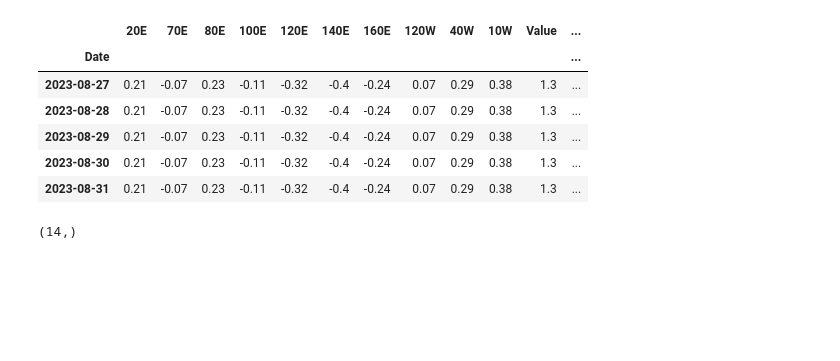
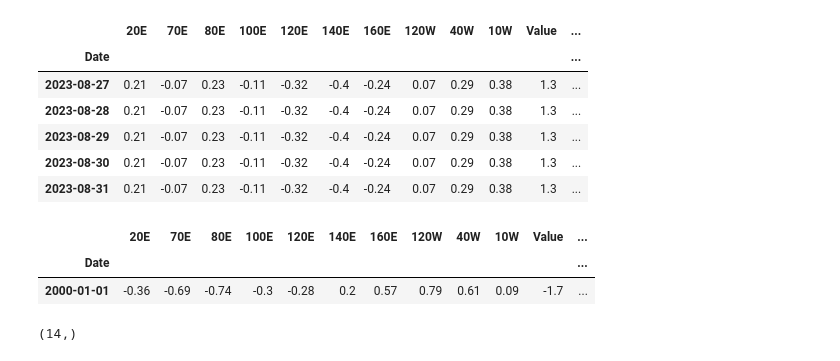
Before and after one commit to jpatinofo/Optimizacion, a Jupyter notebook: rnn_henrry_selene.ipynb, the cells around one changed output. Cells and saved outputs as stored; diff of their text form; code cells hidden in the pictures; blank space fills up the shorter version.

```diff
--- a/rnn_henrry_selene.ipynb
+++ b/rnn_henrry_selene.ipynb
@@ -109,6 +93,12 @@ df.tail()
 | 2023-08-29 | 0.21 | -0.07 | 0.23 | -0.11 | -0.32 | -0.4 | -0.24 | 0.07 | 0.29 | 0.38 | 1.3 | ... |
 | 2023-08-30 | 0.21 | -0.07 | 0.23 | -0.11 | -0.32 | -0.4 | -0.24 | 0.07 | 0.29 | 0.38 | 1.3 | ... |
 | 2023-08-31 | 0.21 | -0.07 | 0.23 | -0.11 | -0.32 | -0.4 | -0.24 | 0.07 | 0.29 | 0.38 | 1.3 | ... |
+# %%
+df.head(1)
+# %% [output]
+|  | 20E | 70E | 80E | 100E | 120E | 140E | 160E | 120W | 40W | 10W | Value | ... |
+| Date |  |  |  |  |  |  |  |  |  |  |  | ... |
+| 2000-01-01 | -0.36 | -0.69 | -0.74 | -0.3 | -0.28 | 0.2 | 0.57 | 0.79 | 0.61 | 0.09 | -1.7 | ... |
 # %%
 df.columns.shape
 # %% [output]
```
Also changed, not shown: parts of 45 cells of this notebook.
